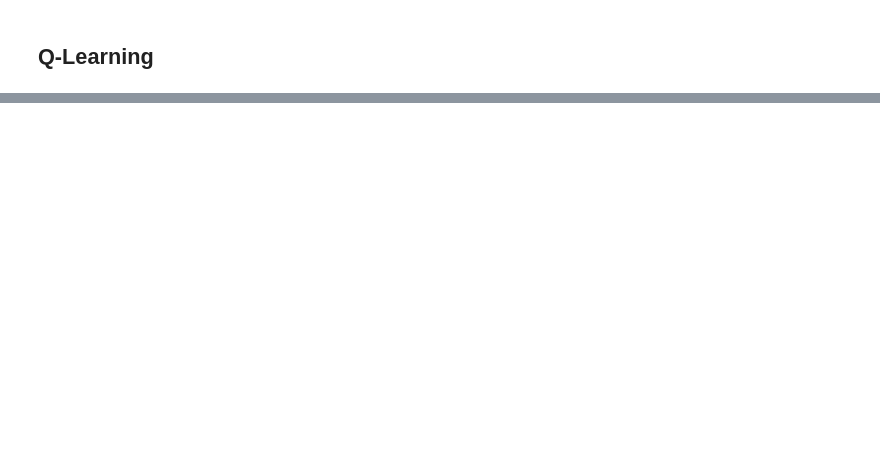
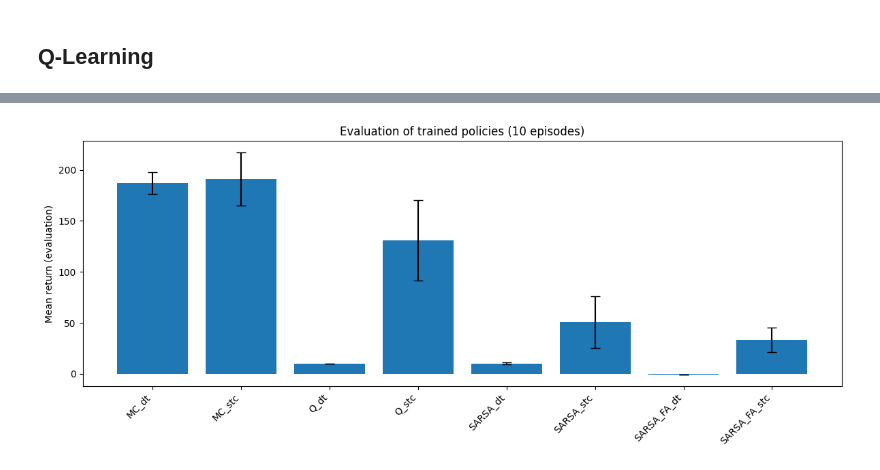
Before and after one commit to GSSonoda/mo436_rl_carpole, a Jupyter notebook: main.ipynb, the cells around one changed output, grey strips where cells are left out. Drawn from its saved outputs; the diff is of its cells as text; code cells hidden in the pictures; blank space fills up the shorter version.

```diff
--- a/main.ipynb
+++ b/main.ipynb
@@ -282,0 +471,25 @@ NameError: name 'lambdas' is not defined
+# %%
+agents_to_eval = {}
+for label, TrainerCls, agent, env, episodes, max_steps in grid:
+    agents_to_eval[label] = agent
+
+def evaluate_agents(agents, num_episodes=10, deterministic=True, max_steps=1000):
+    results_eval = {}
+    for name, agent in agents.items():
+        env = None
+        for lab, _, a, e, _, _ in grid:
+            if lab == name:
+                env = e
+                break
+        if env is None:
+            continue
+        ep_returns = []
+        for _ in range(num_episodes):
+            R = run_eval_episode(env, agent, max_steps=max_steps, deterministic=deterministic)
+            ep_returns.append(R)
+        arr = np.array(ep_returns, dtype=np.float32)
+        results_eval[name] = {"returns": arr, "mean": float(arr.mean()), "std": float(arr.std())}
+        print(f"[EVAL] {name}: mean={arr.mean():.2f} std={arr.std():.2f}")
+    return results_eval
+
+eval_results = evaluate_agents(agents_to_eval, num_episodes=10, deterministic=True, max_steps=500)
@@ -282,0 +505,15 @@ NameError: name 'lambdas' is not defined
+# %%
+labels = list(eval_results.keys())
+means = [eval_results[k]['mean'] for k in labels]
+stds = [eval_results[k]['std'] for k in labels]
+
+plt.figure(figsize=(12,5))
+x = np.arange(len(labels))
+plt.bar(x, means, yerr=stds, capsize=5)
+plt.xticks(x, labels, rotation=45, ha='right')
+plt.ylabel('Mean return (evaluation)')
+plt.title('Evaluation of trained policies (10 episodes)')
+plt.tight_layout()
+plt.show()
+# %% [output]
+[figure, added]
```
Also changed, not shown: parts of 37 cells of this notebook, 2 other files.
